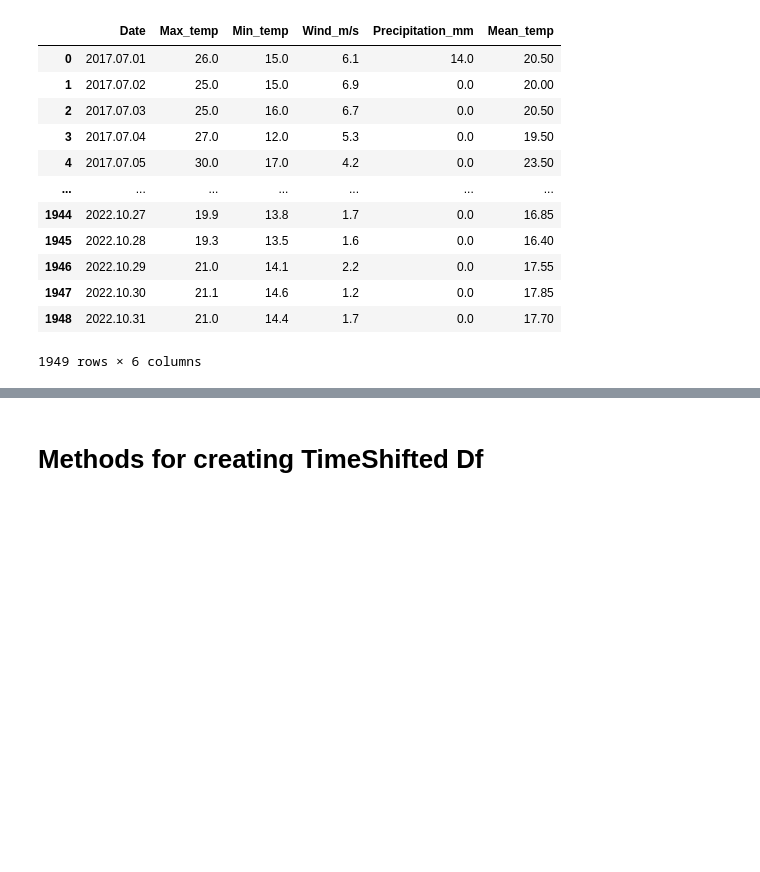
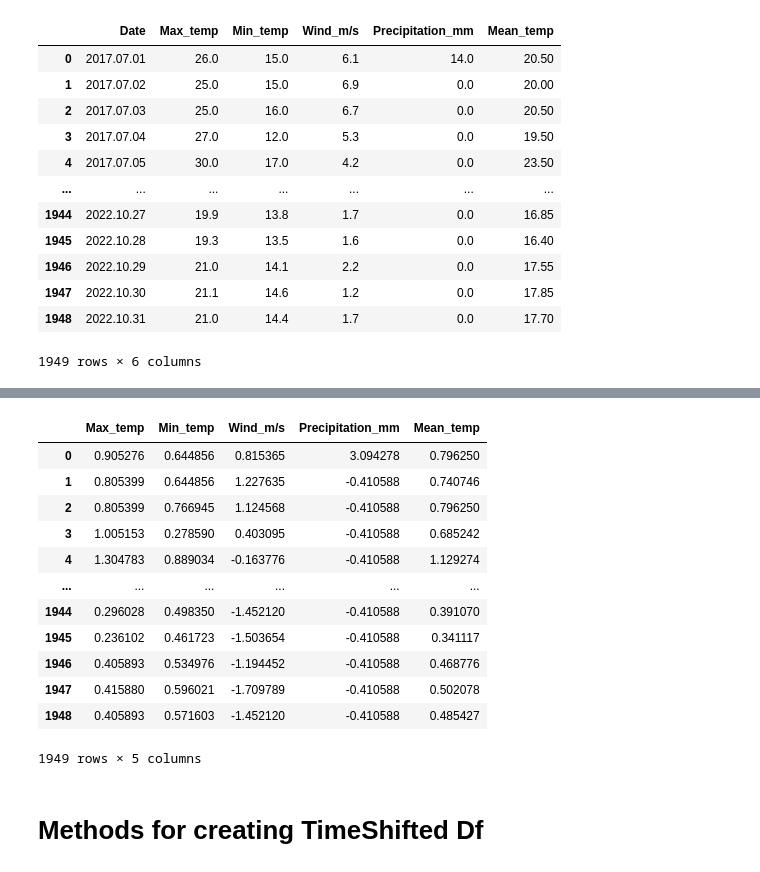
Before and after one commit to qwerty6601/Weather_Prediction_DS, a Jupyter notebook: Data_Processing_preproc_to_csv.ipynb, the cells around one changed output, grey strips where cells are left out. Drawn from its saved outputs; the diff is of its cells as text; code cells hidden in the pictures; blank space fills up the shorter version.

```diff
--- a/Data_Processing_preproc_to_csv.ipynb
+++ b/Data_Processing_preproc_to_csv.ipynb
@@ -30,3 +48,22 @@ raw_weather_df
+# %%
+scaler = StandardScaler()
+scaled_raw = scaler.fit_transform(raw_weather_df_nodate)
+scaled_features_df = pd.DataFrame(scaled_raw, index = raw_weather_df_nodate.index, columns = raw_weather_df_nodate.columns)
+scaled_features_df
+# %% [output]
+|  | Max_temp | Min_temp | Wind_m/s | Precipitation_mm | Mean_temp |
+| 0 | 0.905276 | 0.644856 | 0.815365 | 3.094278 | 0.796250 |
+| 1 | 0.805399 | 0.644856 | 1.227635 | -0.410588 | 0.740746 |
+| 2 | 0.805399 | 0.766945 | 1.124568 | -0.410588 | 0.796250 |
+| 3 | 1.005153 | 0.278590 | 0.403095 | -0.410588 | 0.685242 |
+| 4 | 1.304783 | 0.889034 | -0.163776 | -0.410588 | 1.129274 |
+| ... | ... | ... | ... | ... | ... |
+| 1944 | 0.296028 | 0.498350 | -1.452120 | -0.410588 | 0.391070 |
+| 1945 | 0.236102 | 0.461723 | -1.503654 | -0.410588 | 0.341117 |
+| 1946 | 0.405893 | 0.534976 | -1.194452 | -0.410588 | 0.468776 |
+| 1947 | 0.415880 | 0.596021 | -1.709789 | -0.410588 | 0.502078 |
+| 1948 | 0.405893 | 0.571603 | -1.452120 | -0.410588 | 0.485427 |
+1949 rows × 5 columns
 # %% [markdown]
 # Methods for creating TimeShifted Df
 # %%
```
Also changed, not shown: parts of 12 cells of this notebook.
